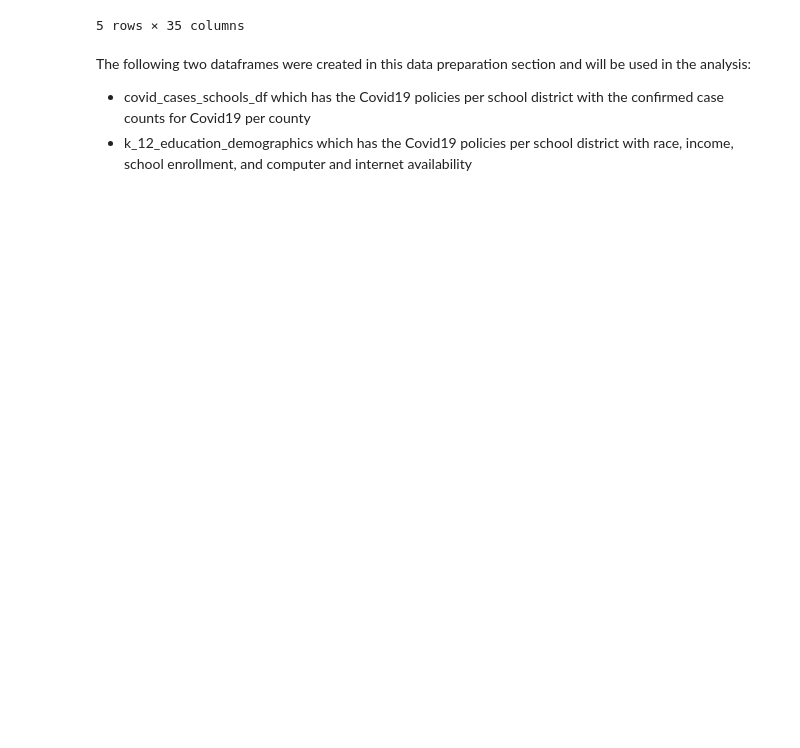
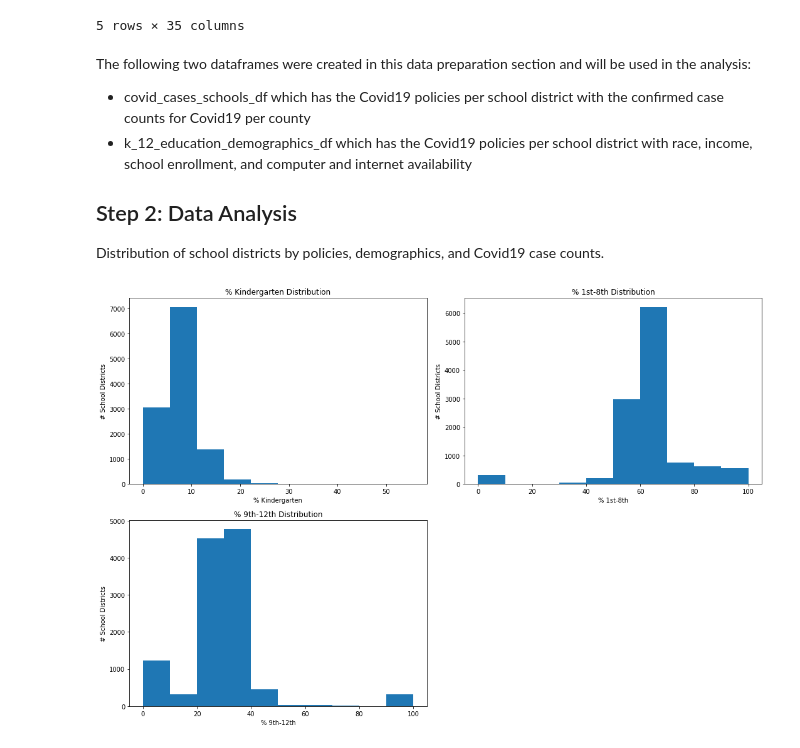
Before and after one commit to NalaniKai/data-512-final, a Jupyter notebook: Covid19ImpactOnEducation.ipynb, the cells around one changed output. Saved outputs shown, nothing was run; the diff lists cells and outputs as text; code cells hidden in the pictures; blank space fills up the shorter version.

Commit message:
Begin analysis by plotting distributions and getting data percentiles, averages, and stds

```diff
--- a/Covid19ImpactOnEducation.ipynb
+++ b/Covid19ImpactOnEducation.ipynb
@@ -335,7 +339,7 @@ Only keep final columns for analysis.
 # %%
 final_cols = ['DistrictName', 'PhysicalState', 'Enrollment', 'TeachingMethod', 'SportsParticipation', 'OnlineInstructionIncrease', 'NetworkInvestment', 'HardwareInvestment',
 'StaffMaskPolicy', 'StudentMaskPolicy', 'StudentIllnessReturnPolicy', 'StudentIsolationArea', 'SchoolTemporaryShutdown', 'ParentOptOutClassroomTeaching',
-'# Kindergarten', '# 1st-8th', '9th-12th', '# K-12', 'White', 'Black_AfricanAmerican', 'NativeAmerican', 'Asian', 'Other', '<$10k', '$10k-$15k',
+'% Kindergarten', '% 1st-8th', '% 9th-12th', '# K-12', 'White', 'Black_AfricanAmerican', 'NativeAmerican', 'Asian', 'Other', '<$10k', '$10k-$15k',
 '$15k-$25k', '$25k-$35k', '$35k-$50k', '$50k-$75k', '$75k-$100k', '$100k-$150k', '$150k-$200k', '$200k<', '% with Computer', '% with Internet']
 
 cols = k_12_education_demographics_df.columns.values
@@ -353,4 +357,8 @@ k_12_education_demographics_df.head()
 # %% [markdown]
 The following two dataframes were created in this data preparation section and will be used in the analysis:
 - covid_cases_schools_df which has the Covid19 policies per school district with the confirmed case counts for Covid19 per county
-- k_12_education_demographics which has the Covid19 policies per school district with race, income, school enrollment, and computer and internet availability
+- k_12_education_demographics_df which has the Covid19 policies per school district with race, income, school enrollment, and computer and internet availability
+
+## Step 2: Data Analysis
+
+Distribution of school districts by policies, demographics, and Covid19 case counts.
@@ -358,0 +367,10 @@ The following two dataframes were created in this data preparation section and w
+# %%
+import matplotlib.pyplot as plt
+
+k_12_education_demographics_df.to_csv("Visualizations/Demographics.csv", index=False)
+
+def set_plot(col, i, j, axes):
+    axes[i][j].hist(k_12_education_demographics_df[col])
+    axes[i][j].set_title(col + " Distribution")
+    axes[i][j].set_xlabel(col)
+    axes[i][j].set_ylabel("# School Districts")
@@ -358,0 +379,15 @@ The following two dataframes were created in this data preparation section and w
+# %%
+#plot histograms for the % of students in Kindergarten, 1st-8th grade, and 9th-12th grade
+fig, axes = plt.subplots(nrows=2, ncols=2, figsize=(15, 10))
+set_plot("% Kindergarten", 0, 0, axes)
+set_plot("% 1st-8th", 0, 1, axes)
+set_plot("% 9th-12th", 1, 0, axes)
+
+#save the image of the histograms
+plt.savefig("Visualizations/Demographics_Grades.png")
+
+#plot the histograms together
+fig.delaxes(axes.flatten()[3])
+fig.tight_layout()
+# %% [output]
+[figure, added]
```
Also changed, not shown: parts of 21 cells of this notebook, 8 other files.
